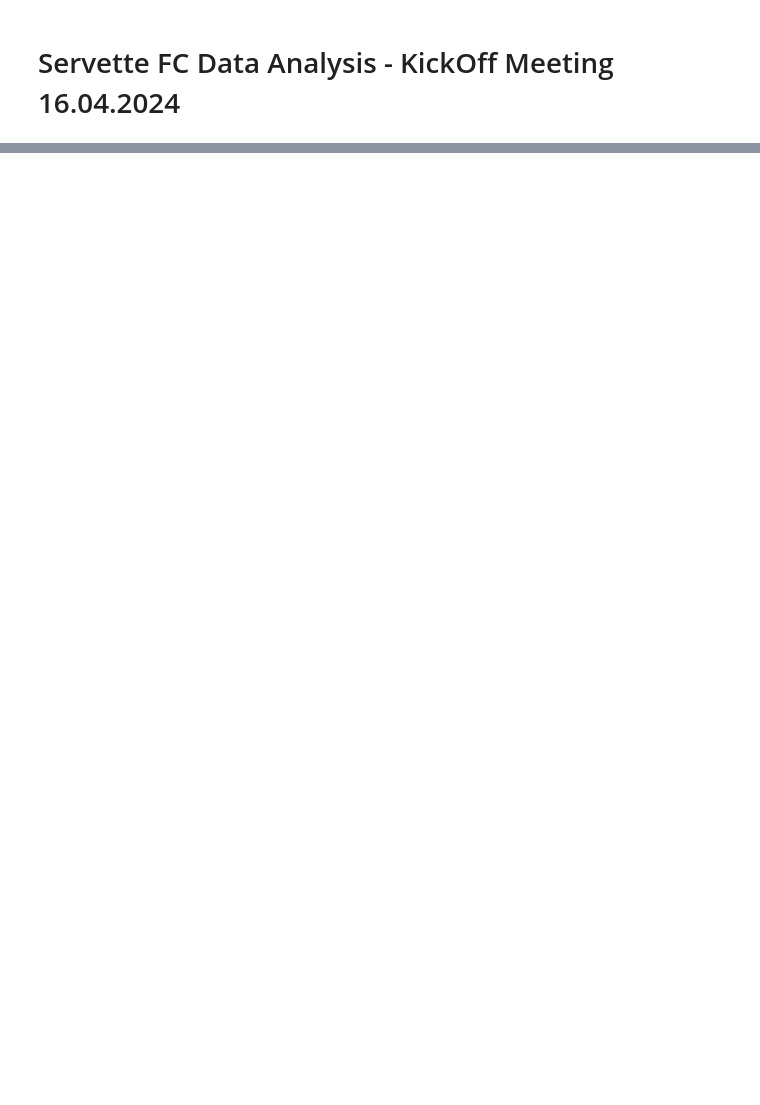
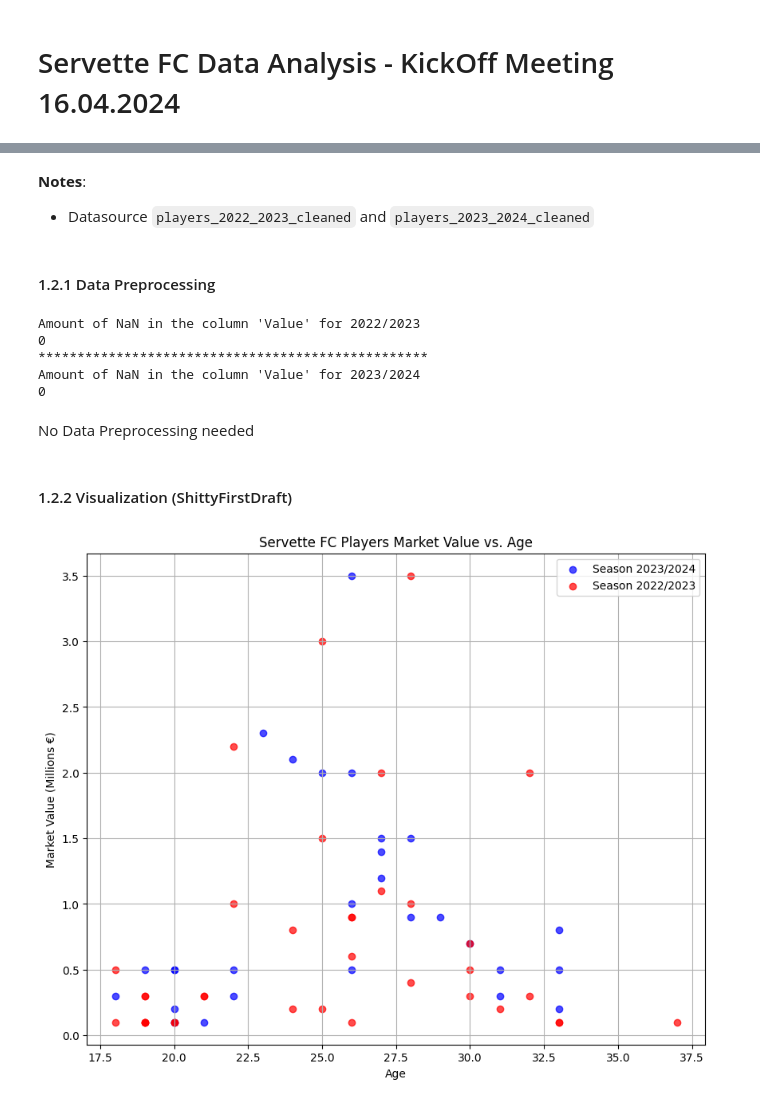
Before and after one commit to heinimoreno/PBL_RA_MH, a Jupyter notebook: documents_kickoff_SFC/DataAnalysis4KickOff.ipynb, the cells around one changed output, grey strips where cells are left out. Drawn from its saved outputs; the diff is of its cells as text; code cells hidden in the pictures; blank space fills up the shorter version.

```diff
--- a/documents_kickoff_SFC/DataAnalysis4KickOff.ipynb
+++ b/documents_kickoff_SFC/DataAnalysis4KickOff.ipynb
@@ -55,0 +233,9 @@ FileNotFoundError: [Errno 2] No such file or directory: './documents_kickoff_SFC
+# %%
+# since we might need 'Birthday', 'ContractBegin', 'ContractEnd' also in the dataset of last season, we will add them to the dataset of 2022/2023
+# Filter the DataFrame for only Servette FC players
+df_servette_2223 = players_2223[players_2223['Club'] == 'Servette FC'].copy()
+
+# Convert the 'Birthdate', 'ContractBegin', and 'ContractEnd' to datetime objects
+df_servette_2223['Birthdate'] = pd.to_datetime(df_servette_2223['Birthdate'], errors='coerce')
+df_servette_2223['ContractBegin'] = pd.to_datetime(df_servette_2223['ContractBegin'], format='%b %d, %Y', errors='coerce')
+df_servette_2223['ContractEnd'] = pd.to_datetime(df_servette_2223['ContractEnd'], format='%b %d, %Y', errors='coerce')
@@ -55,0 +268,38 @@ FileNotFoundError: [Errno 2] No such file or directory: './documents_kickoff_SFC
+# %% [markdown]
+**Notes**:
+- Datasource `players_2022_2023_cleaned` and `players_2023_2024_cleaned`
+# %% [markdown]
+#### 1.2.1 Data Preprocessing
+# %%
+# show amount of NaN in the column 'Value' for 2022/2023 and 2023/2024
+print("Amount of NaN in the column 'Value' for 2022/2023")
+print(players_2223['Value'].isnull().sum())
+print("*"*50)
+print("Amount of NaN in the column 'Value' for 2023/2024")
+print(players_2324['Value'].isnull().sum())
+# %% [output]
+Amount of NaN in the column 'Value' for 2022/2023
+0
+**************************************************
+Amount of NaN in the column 'Value' for 2023/2024
+0
+# %% [markdown]
+No Data Preprocessing needed
+# %% [markdown]
+#### 1.2.2 Visualization (ShittyFirstDraft)
+# %%
+# Visualize the data
+plt.figure(figsize=(10, 8))
+# Plot for season 2023/2024
+plt.scatter(df_servette_2324['Age'], df_servette_2324['Value'], color='blue', label='Season 2023/2024', alpha=0.7)
+# Plot for season 2022/2023
+plt.scatter(df_servette_2223['Age'], df_servette_2223['Value'], color='red', label='Season 2022/2023', alpha=0.7)
+
+plt.xlabel('Age')
+plt.ylabel('Market Value (Millions €)')
+plt.title('Servette FC Players Market Value vs. Age')
+plt.legend()
+plt.grid(True)
+plt.show()
+# %% [output]
+[figure, added]
```
Also changed, not shown: parts of 39 cells of this notebook, 2 other files.
